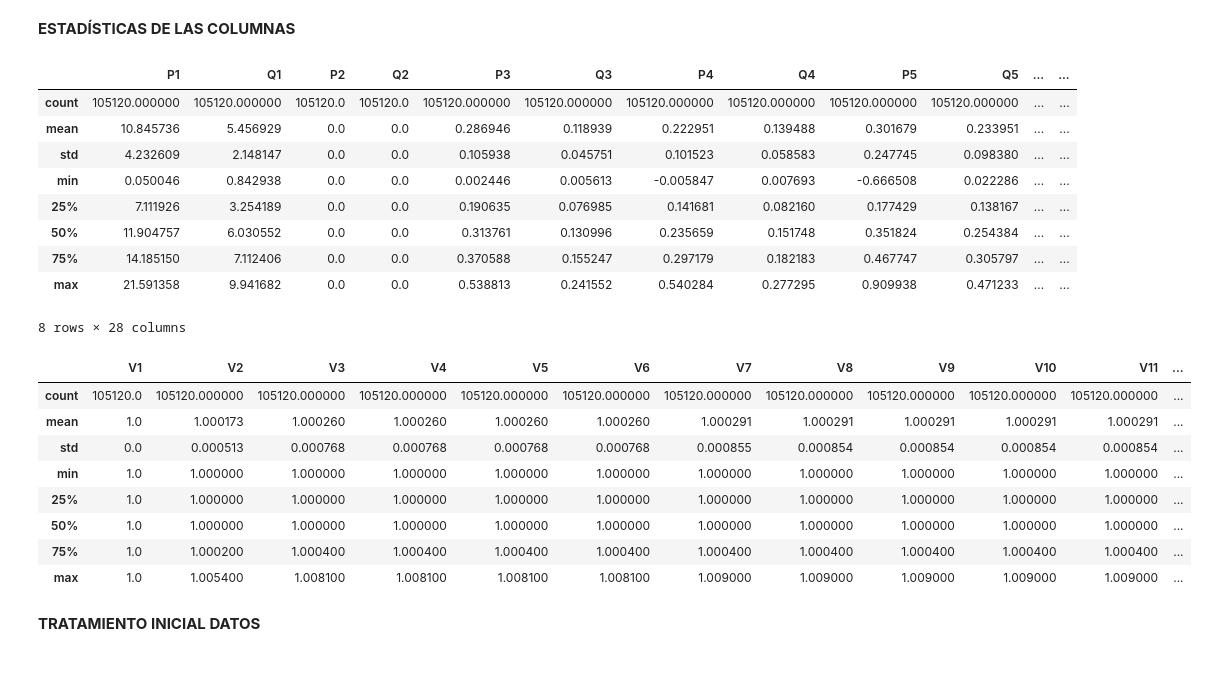
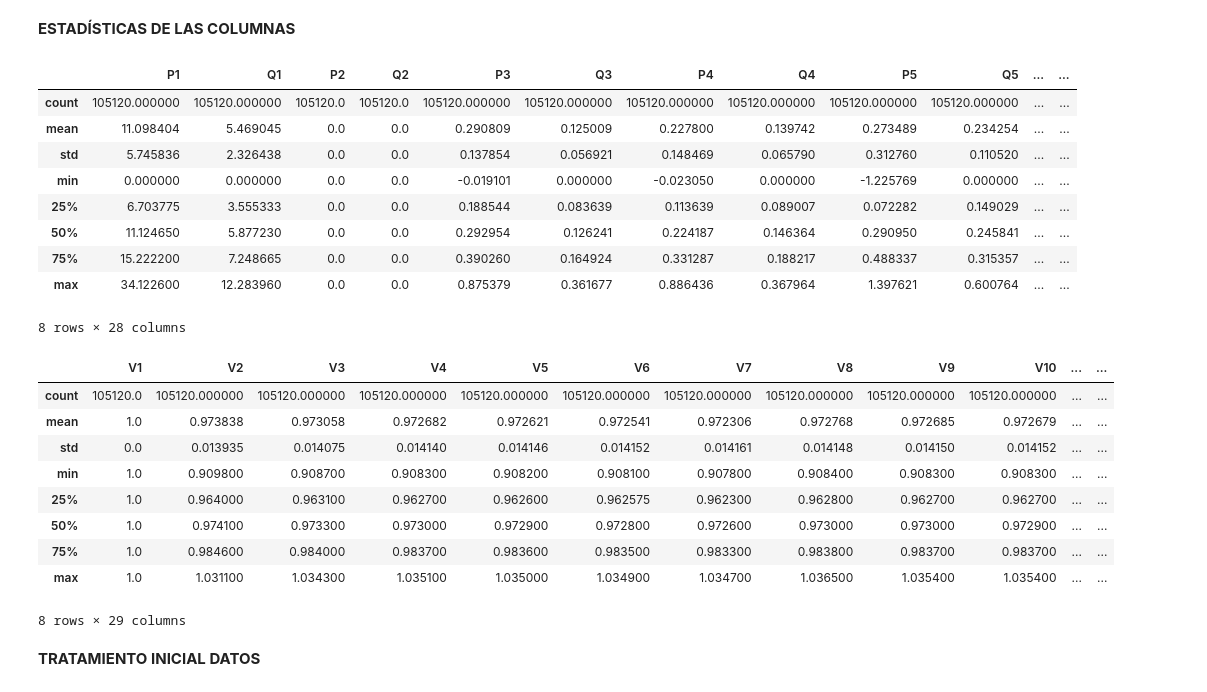
Before and after one commit to danilr16/TFG_Smart_Grids, a Jupyter notebook: Proyecto/entrenamiento/clean_dataset.ipynb, the cells around one changed output. Drawn from its saved outputs; the diff is of its cells as text; code cells hidden in the pictures.

```diff
--- a/Proyecto/entrenamiento/clean_dataset.ipynb
+++ b/Proyecto/entrenamiento/clean_dataset.ipynb
@@ -7,5 +7,7 @@ from sklearn.model_selection import train_test_split
 # %%
-data = pd.read_csv('dataset.csv', index_col=0)
+in_data = pd.read_csv('dataset/dataset_in.txt', index_col=0)
+out_dat = pd.read_csv('dataset/dataset_out.txt', index_col=0)
+data = pd.concat([in_data, out_dat], axis=1)
 data.head()
 # %% [output]
 |  | P1 | Q1 | P2 | Q2 | P3 | Q3 | P4 | Q4 | P5 | Q5 | ... | ... |
@@ -56,26 +58,27 @@ data.loc[:,'P1':'Q14'].describe()
 # %% [output]
 |  | P1 | Q1 | P2 | Q2 | P3 | Q3 | P4 | Q4 | P5 | Q5 | ... | ... |
 | count | 105120.000000 | 105120.000000 | 105120.0 | 105120.0 | 105120.000000 | 105120.000000 | 105120.000000 | 105120.000000 | 105120.000000 | 105120.000000 | ... | ... |
-| mean | 10.845736 | 5.456929 | 0.0 | 0.0 | 0.286946 | 0.118939 | 0.222951 | 0.139488 | 0.301679 | 0.233951 | ... | ... |
-| std | 4.232609 | 2.148147 | 0.0 | 0.0 | 0.105938 | 0.045751 | 0.101523 | 0.058583 | 0.247745 | 0.098380 | ... | ... |
-| min | 0.050046 | 0.842938 | 0.0 | 0.0 | 0.002446 | 0.005613 | -0.005847 | 0.007693 | -0.666508 | 0.022286 | ... | ... |
-| 25% | 7.111926 | 3.254189 | 0.0 | 0.0 | 0.190635 | 0.076985 | 0.141681 | 0.082160 | 0.177429 | 0.138167 | ... | ... |
-| 50% | 11.904757 | 6.030552 | 0.0 | 0.0 | 0.313761 | 0.130996 | 0.235659 | 0.151748 | 0.351824 | 0.254384 | ... | ... |
-| 75% | 14.185150 | 7.112406 | 0.0 | 0.0 | 0.370588 | 0.155247 | 0.297179 | 0.182183 | 0.467747 | 0.305797 | ... | ... |
-| max | 21.591358 | 9.941682 | 0.0 | 0.0 | 0.538813 | 0.241552 | 0.540284 | 0.277295 | 0.909938 | 0.471233 | ... | ... |
+| mean | 11.098404 | 5.469045 | 0.0 | 0.0 | 0.290809 | 0.125009 | 0.227800 | 0.139742 | 0.273489 | 0.234254 | ... | ... |
+| std | 5.745836 | 2.326438 | 0.0 | 0.0 | 0.137854 | 0.056921 | 0.148469 | 0.065790 | 0.312760 | 0.110520 | ... | ... |
+| min | 0.000000 | 0.000000 | 0.0 | 0.0 | -0.019101 | 0.000000 | -0.023050 | 0.000000 | -1.225769 | 0.000000 | ... | ... |
+| 25% | 6.703775 | 3.555333 | 0.0 | 0.0 | 0.188544 | 0.083639 | 0.113639 | 0.089007 | 0.072282 | 0.149029 | ... | ... |
+| 50% | 11.124650 | 5.877230 | 0.0 | 0.0 | 0.292954 | 0.126241 | 0.224187 | 0.146364 | 0.290950 | 0.245841 | ... | ... |
+| 75% | 15.222200 | 7.248665 | 0.0 | 0.0 | 0.390260 | 0.164924 | 0.331287 | 0.188217 | 0.488337 | 0.315357 | ... | ... |
+| max | 34.122600 | 12.283960 | 0.0 | 0.0 | 0.875379 | 0.361677 | 0.886436 | 0.367964 | 1.397621 | 0.600764 | ... | ... |
 8 rows × 28 columns
 # %%
-data.loc[:,'V1':'GWT7'].describe()
+data.loc[:,'V1':'QGEN7'].describe()
 # %% [output]
-|  | V1 | V2 | V3 | V4 | V5 | V6 | V7 | V8 | V9 | V10 | V11 | ... |
-| count | 105120.0 | 105120.000000 | 105120.000000 | 105120.000000 | 105120.000000 | 105120.000000 | 105120.000000 | 105120.000000 | 105120.000000 | 105120.000000 | 105120.000000 | ... |
-| mean | 1.0 | 1.000173 | 1.000260 | 1.000260 | 1.000260 | 1.000260 | 1.000291 | 1.000291 | 1.000291 | 1.000291 | 1.000291 | ... |
-| std | 0.0 | 0.000513 | 0.000768 | 0.000768 | 0.000768 | 0.000768 | 0.000855 | 0.000854 | 0.000854 | 0.000854 | 0.000854 | ... |
-| min | 1.0 | 1.000000 | 1.000000 | 1.000000 | 1.000000 | 1.000000 | 1.000000 | 1.000000 | 1.000000 | 1.000000 | 1.000000 | ... |
-| 25% | 1.0 | 1.000000 | 1.000000 | 1.000000 | 1.000000 | 1.000000 | 1.000000 | 1.000000 | 1.000000 | 1.000000 | 1.000000 | ... |
-| 50% | 1.0 | 1.000000 | 1.000000 | 1.000000 | 1.000000 | 1.000000 | 1.000000 | 1.000000 | 1.000000 | 1.000000 | 1.000000 | ... |
-| 75% | 1.0 | 1.000200 | 1.000400 | 1.000400 | 1.000400 | 1.000400 | 1.000400 | 1.000400 | 1.000400 | 1.000400 | 1.000400 | ... |
-| max | 1.0 | 1.005400 | 1.008100 | 1.008100 | 1.008100 | 1.008100 | 1.009000 | 1.009000 | 1.009000 | 1.009000 | 1.009000 | ... |
+|  | V1 | V2 | V3 | V4 | V5 | V6 | V7 | V8 | V9 | V10 | ... | ... |
+| count | 105120.0 | 105120.000000 | 105120.000000 | 105120.000000 | 105120.000000 | 105120.000000 | 105120.000000 | 105120.000000 | 105120.000000 | 105120.000000 | ... | ... |
+| mean | 1.0 | 0.973838 | 0.973058 | 0.972682 | 0.972621 | 0.972541 | 0.972306 | 0.972768 | 0.972685 | 0.972679 | ... | ... |
+| std | 0.0 | 0.013935 | 0.014075 | 0.014140 | 0.014146 | 0.014152 | 0.014161 | 0.014148 | 0.014150 | 0.014152 | ... | ... |
+| min | 1.0 | 0.909800 | 0.908700 | 0.908300 | 0.908200 | 0.908100 | 0.907800 | 0.908400 | 0.908300 | 0.908300 | ... | ... |
+| 25% | 1.0 | 0.964000 | 0.963100 | 0.962700 | 0.962600 | 0.962575 | 0.962300 | 0.962800 | 0.962700 | 0.962700 | ... | ... |
+| 50% | 1.0 | 0.974100 | 0.973300 | 0.973000 | 0.972900 | 0.972800 | 0.972600 | 0.973000 | 0.973000 | 0.972900 | ... | ... |
+| 75% | 1.0 | 0.984600 | 0.984000 | 0.983700 | 0.983600 | 0.983500 | 0.983300 | 0.983800 | 0.983700 | 0.983700 | ... | ... |
+| max | 1.0 | 1.031100 | 1.034300 | 1.035100 | 1.035000 | 1.034900 | 1.034700 | 1.036500 | 1.035400 | 1.035400 | ... | ... |
+8 rows × 29 columns
 # %% [markdown]
 **TRATAMIENTO INICIAL DATOS**
 # %%
```
Also changed, not shown: parts of 19 cells of this notebook, 2 other files.
